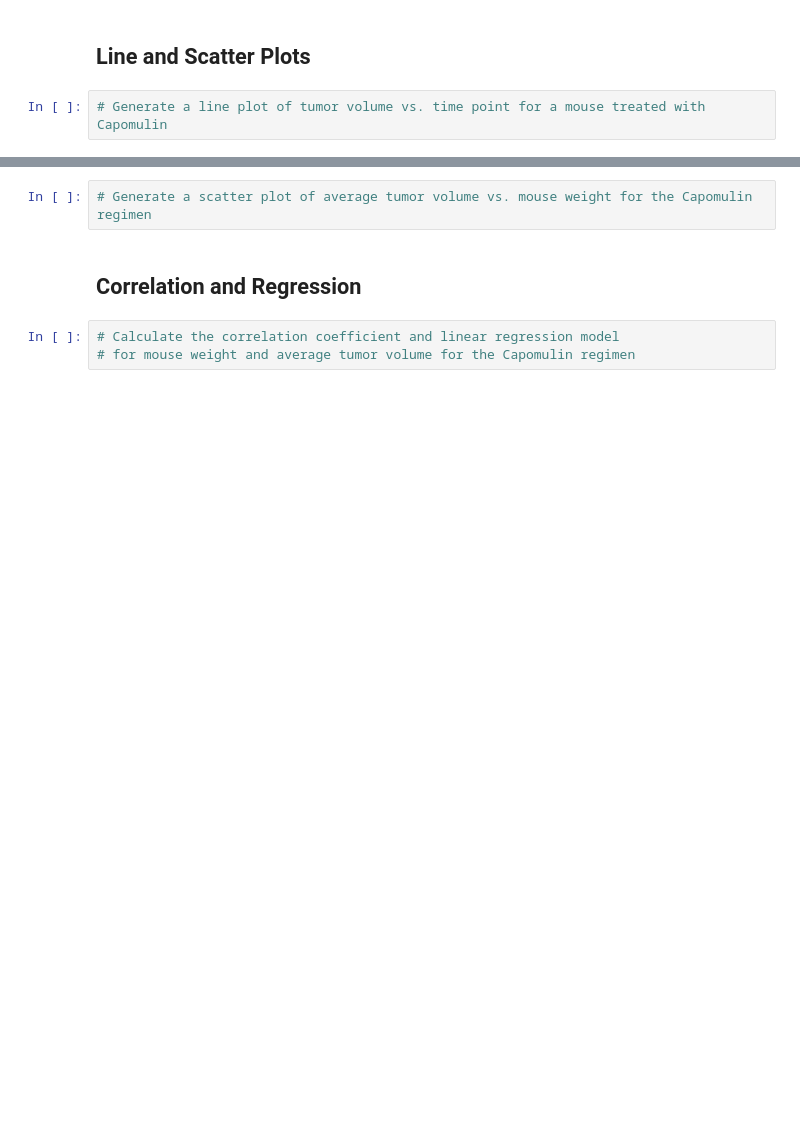
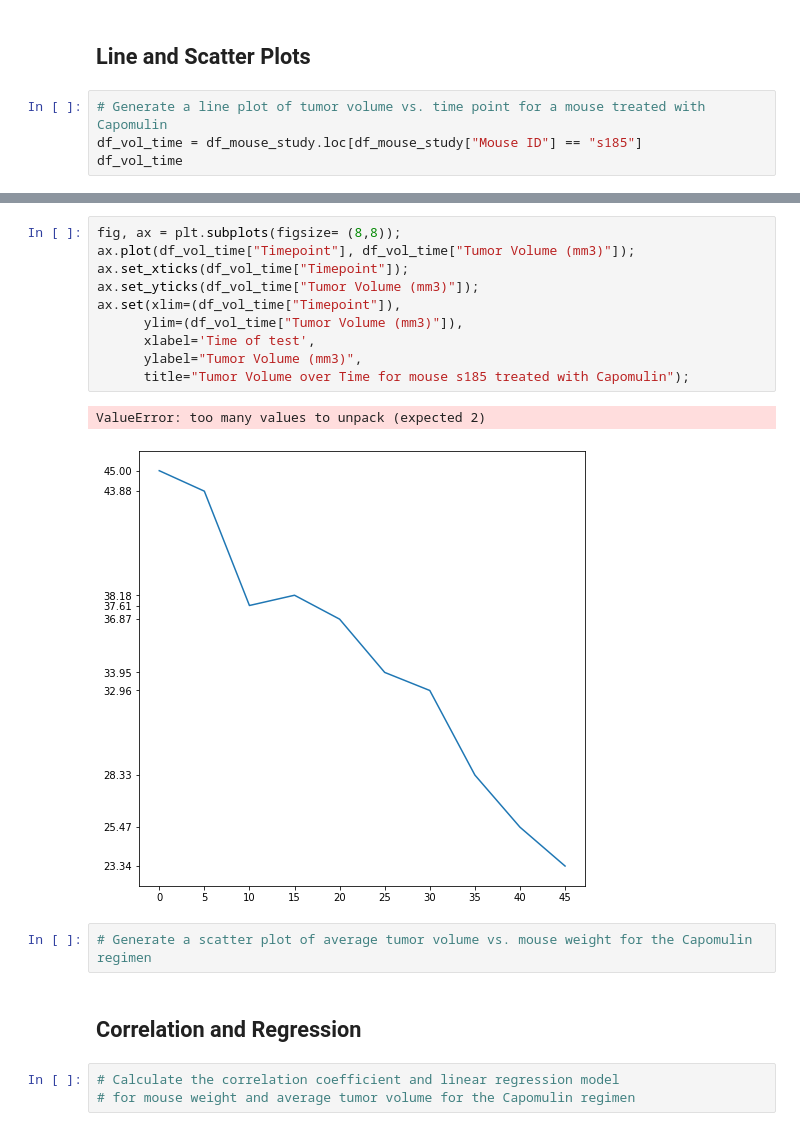
Before and after one commit to jshapi16/plt-challenge, a Jupyter notebook: Pymaceuticals copy/pymaceuticals_starter.ipynb, the cells around one changed output, grey strips where cells are left out. Drawn from its saved outputs; the diff is of its cells as text; blank space fills up the shorter version.

```diff
--- a/Pymaceuticals copy/pymaceuticals_starter.ipynb
+++ b/Pymaceuticals copy/pymaceuticals_starter.ipynb
@@ -190,3 +298,5 @@ plt.pie(mouse_genders, labels=labels, colors = my_colors, explode = explode, sha
 ## Line and Scatter Plots
 # %%
 # Generate a line plot of tumor volume vs. time point for a mouse treated with Capomulin
+df_vol_time = df_mouse_study.loc[df_mouse_study["Mouse ID"] == "s185"]
+df_vol_time
@@ -193,3 +315,16 @@ plt.pie(mouse_genders, labels=labels, colors = my_colors, explode = explode, sha
+# %%
+fig, ax = plt.subplots(figsize= (8,8));
+ax.plot(df_vol_time["Timepoint"], df_vol_time["Tumor Volume (mm3)"]);
+ax.set_xticks(df_vol_time["Timepoint"]);
+ax.set_yticks(df_vol_time["Tumor Volume (mm3)"]);
+ax.set(xlim=(df_vol_time["Timepoint"]),
+      ylim=(df_vol_time["Tumor Volume (mm3)"]),
+      xlabel='Time of test',
+      ylabel="Tumor Volume (mm3)",
+      title="Tumor Volume over Time for mouse s185 treated with Capomulin");
+# %% [output]
+ValueError: too many values to unpack (expected 2)
+[figure, added]
 # %%
 # Generate a scatter plot of average tumor volume vs. mouse weight for the Capomulin regimen
 # %% [markdown]
```
Also changed, not shown: parts of 14 cells of this notebook.
